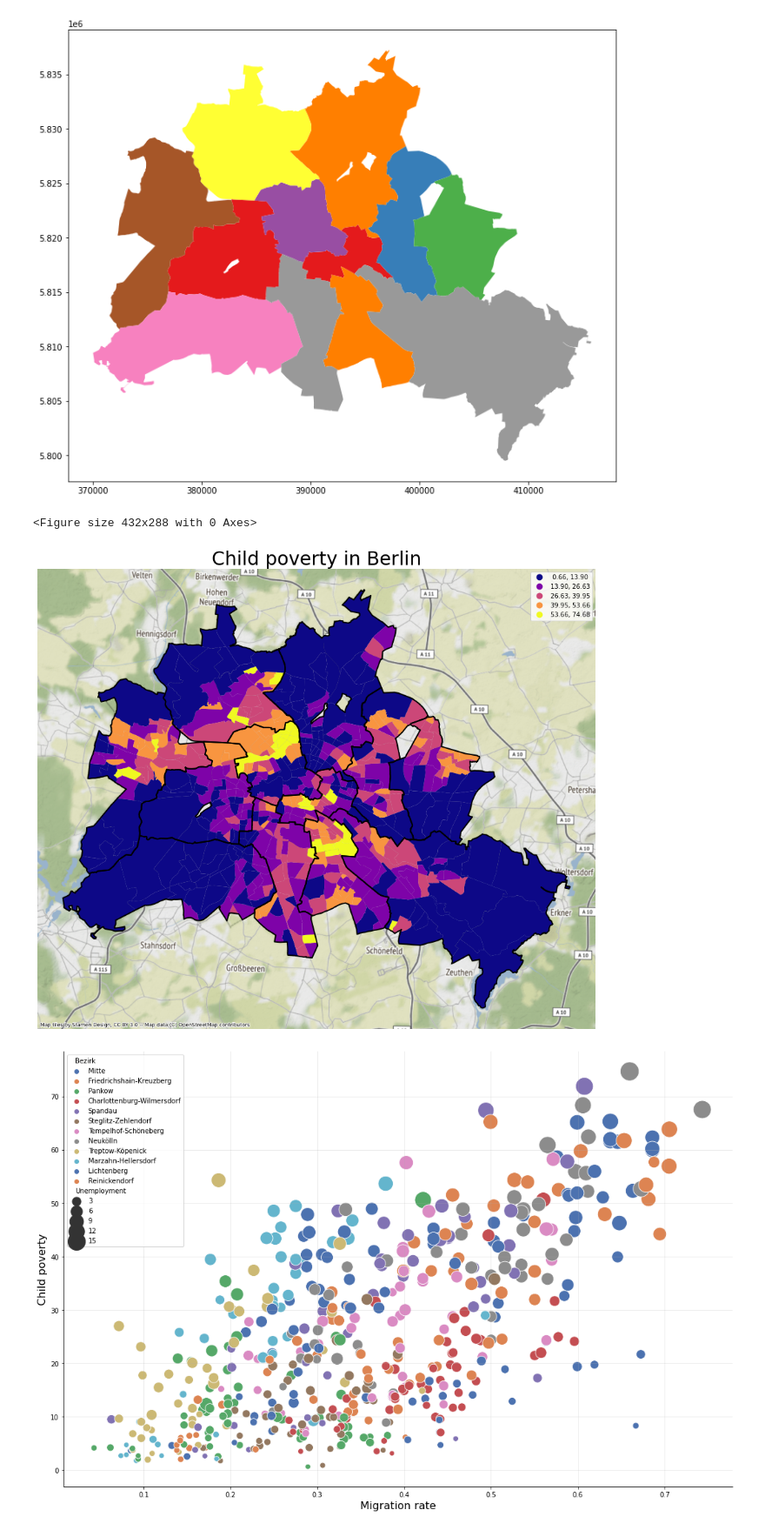
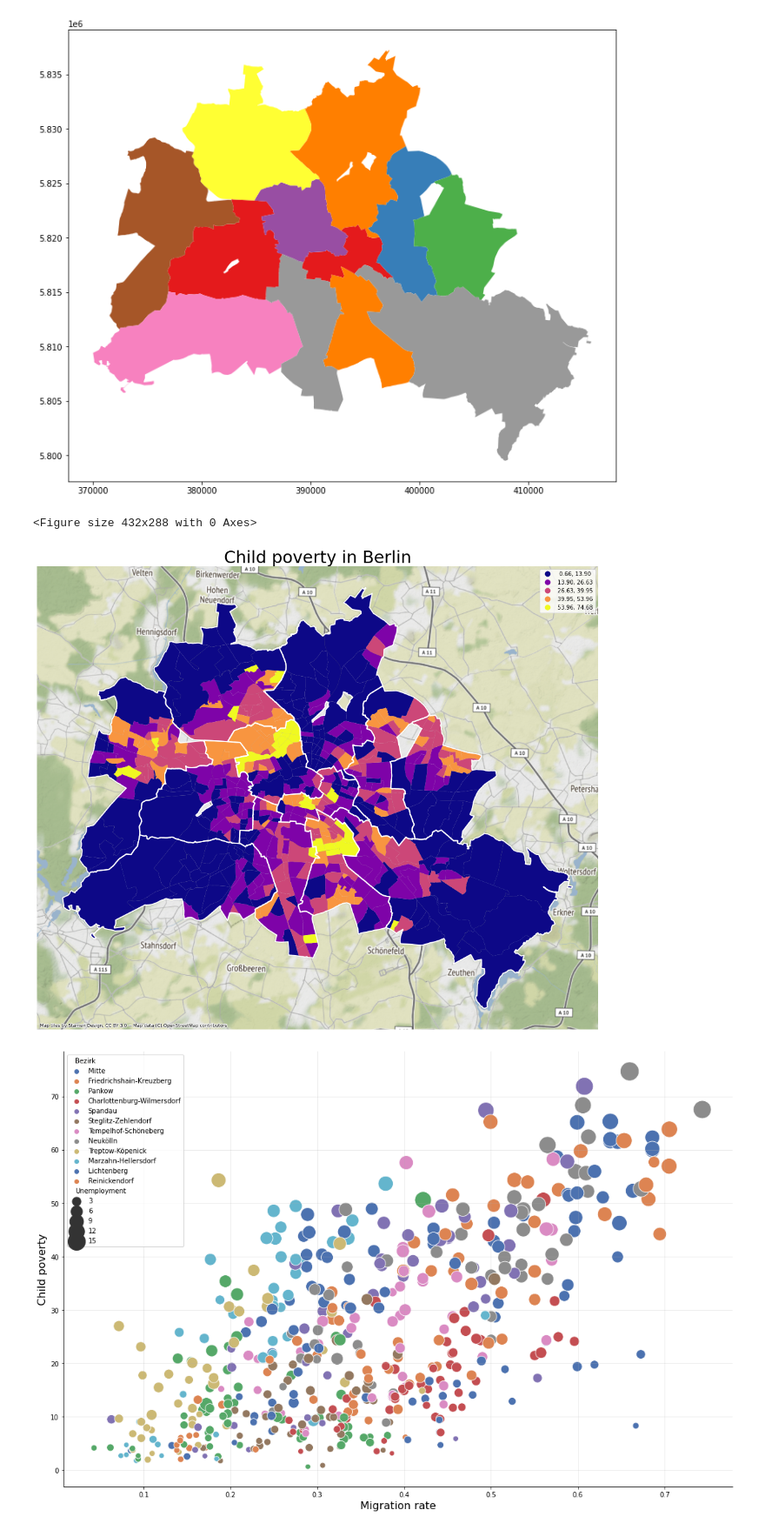
Before and after one commit to Safiaaaaa/YouthInTheCity, a Jupyter notebook: notebooks/maciek-plots-clean.ipynb, the cells around one changed output. Shown at 87% size. Drawn from its saved outputs; the diff is of its cells as text; code cells hidden in the pictures.

```diff
--- a/notebooks/maciek-plots-clean.ipynb
+++ b/notebooks/maciek-plots-clean.ipynb
@@ -43,15 +55,23 @@ df.dissolve(by='Bezirk', as_index=False).plot(figsize=(12,12), column='Bezirk',
 [figure]
 # %%
 fig = plt.figure()
-base = df.dissolve(by='Bezirk', as_index=False).boundary.plot(figsize=(16,16), edgecolor='black', linewidth=2)
-ax = df.plot(figsize=(16,16), column='Child poverty', ax=base, cmap='plasma', scheme='NaturalBreaks', legend=True)
+base = df.dissolve(by='Bezirk',
+                   as_index=False).boundary.plot(figsize=(18, 18),
+                                                 edgecolor='white',
+                                                 linewidth=2)
+ax = df.plot(figsize=(16, 16),
+             column='Child poverty',
+             ax=base,
+             cmap='plasma',
+             legend=True,
+             scheme='NaturalBreaks')
 ax.set_axis_off()
 ax.set_title('Child poverty in Berlin', fontsize=30)
 contextily.add_basemap(ax, crs=df.crs)
 plt.savefig(fname='plots/child_pov.png',transparent=False, facecolor='white', bbox_inches="tight")
 # %% [output]
 <Figure size 432x288 with 0 Axes>
-[figure, old version]
+[figure, new version]
 # %%
 fig = plt.figure(figsize=(18, 12))
 ax = sns.scatterplot(x="Migration rate",
```
Also changed, not shown: parts of 8 cells of this notebook, 3 other files.
